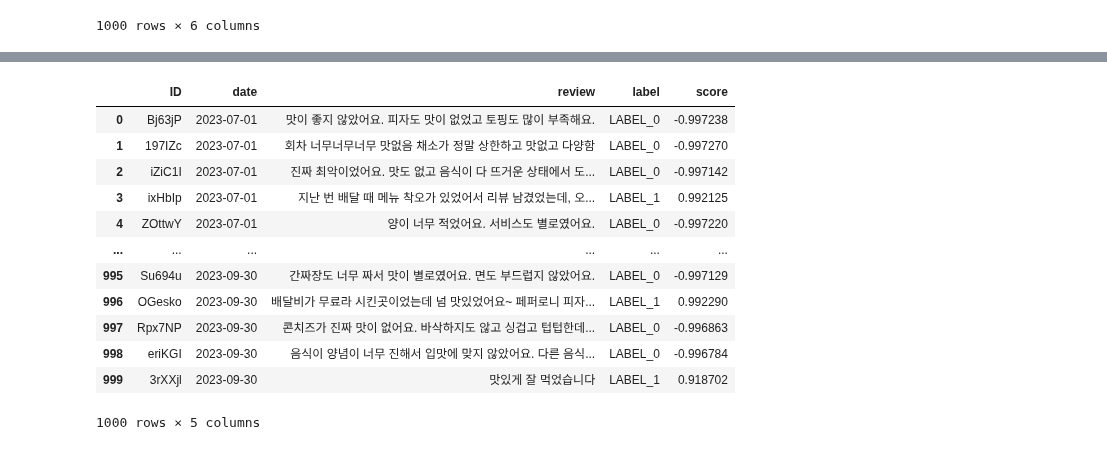
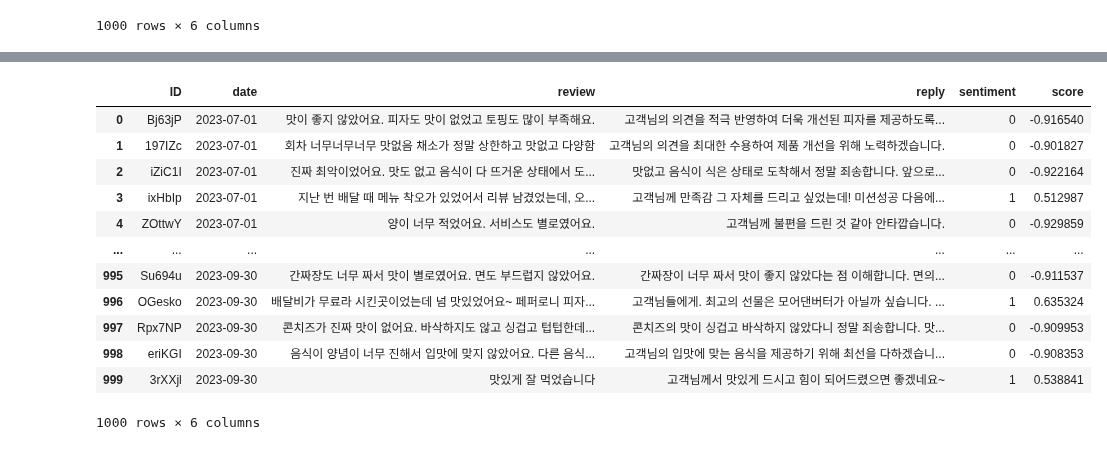
Before and after one commit to swoo-nam/BootCamp_project_final, a Jupyter notebook: 남상우_유예슬_임시데이터_전처리_ipynb의_사본.ipynb, the cells around one changed output, grey strips where cells are left out. Saved outputs shown, nothing was run; the diff lists cells and outputs as text; code cells hidden in the pictures.

```diff
--- a/남상우_유예슬_임시데이터_전처리_ipynb의_사본.ipynb
+++ b/남상우_유예슬_임시데이터_전처리_ipynb의_사본.ipynb
@@ -693,22 +650,25 @@ temp_df
 # %%
+temp_df = df.reset_index(drop=True)
+
 def change_score(df):
-    if df['label'] == 'LABEL_0':
+    if df['sentiment'] == 0:
         return -df['score']
-    return df['score']
+    else:
+        return df['score']
 
 temp_df['score'] = temp_df.apply(change_score, axis=1)
 temp_df
 # %% [output]
-|  | ID | date | review | label | score |
-| 0 | Bj63jP | 2023-07-01 | 맛이 좋지 않았어요. 피자도 맛이 없었고 토핑도 많이 부족해요. | LABEL_0 | -0.997238 |
-| 1 | 197IZc | 2023-07-01 | 회차 너무너무너무 맛없음 채소가 정말 상한하고 맛없고 다양함 | LABEL_0 | -0.997270 |
-| 2 | iZiC1I | 2023-07-01 | 진짜 최악이었어요. 맛도 없고 음식이 다 뜨거운 상태에서 도... | LABEL_0 | -0.997142 |
-| 3 | ixHbIp | 2023-07-01 | 지난 번 배달 때 메뉴 착오가 있었어서 리뷰 남겼었는데, 오... | LABEL_1 | 0.992125 |
-| 4 | ZOttwY | 2023-07-01 | 양이 너무 적었어요. 서비스도 별로였어요. | LABEL_0 | -0.997220 |
-| ... | ... | ... | ... | ... | ... |
-| 995 | Su694u | 2023-09-30 | 간짜장도 너무 짜서 맛이 별로였어요. 면도 부드럽지 않았어요. | LABEL_0 | -0.997129 |
-| 996 | OGesko | 2023-09-30 | 배달비가 무료라 시킨곳이었는데 넘 맛있었어요~ 페퍼로니 피자... | LABEL_1 | 0.992290 |
-| 997 | Rpx7NP | 2023-09-30 | 콘치즈가 진짜 맛이 없어요. 바삭하지도 않고 싱겁고 텁텁한데... | LABEL_0 | -0.996863 |
-| 998 | eriKGI | 2023-09-30 | 음식이 양념이 너무 진해서 입맛에 맞지 않았어요. 다른 음식... | LABEL_0 | -0.996784 |
-| 999 | 3rXXjl | 2023-09-30 | 맛있게 잘 먹었습니다 | LABEL_1 | 0.918702 |
+|  | ID | date | review | reply | sentiment | score |
+| 0 | Bj63jP | 2023-07-01 | 맛이 좋지 않았어요. 피자도 맛이 없었고 토핑도 많이 부족해요. | 고객님의 의견을 적극 반영하여 더욱 개선된 피자를 제공하도록... | 0 | -0.916540 |
+| 1 | 197IZc | 2023-07-01 | 회차 너무너무너무 맛없음 채소가 정말 상한하고 맛없고 다양함 | 고객님의 의견을 최대한 수용하여 제품 개선을 위해 노력하겠습니다. | 0 | -0.901827 |
+| 2 | iZiC1I | 2023-07-01 | 진짜 최악이었어요. 맛도 없고 음식이 다 뜨거운 상태에서 도... | 맛없고 음식이 식은 상태로 도착해서 정말 죄송합니다. 앞으로... | 0 | -0.922164 |
+| 3 | ixHbIp | 2023-07-01 | 지난 번 배달 때 메뉴 착오가 있었어서 리뷰 남겼었는데, 오... | 고객님께 만족감 그 자체를 드리고 싶었는데! 미션성공 다음에... | 1 | 0.512987 |
+| 4 | ZOttwY | 2023-07-01 | 양이 너무 적었어요. 서비스도 별로였어요. | 고객님께 불편을 드린 것 같아 안타깝습니다. | 0 | -0.929859 |
+| ... | ... | ... | ... | ... | ... | ... |
+| 995 | Su694u | 2023-09-30 | 간짜장도 너무 짜서 맛이 별로였어요. 면도 부드럽지 않았어요. | 간짜장이 너무 짜서 맛이 좋지 않았다는 점 이해합니다. 면의... | 0 | -0.911537 |
+| 996 | OGesko | 2023-09-30 | 배달비가 무료라 시킨곳이었는데 넘 맛있었어요~ 페퍼로니 피자... | 고객님들에게. 최고의 선물은 모어댄버터가 아닐까 싶습니다. ... | 1 | 0.635324 |
+| 997 | Rpx7NP | 2023-09-30 | 콘치즈가 진짜 맛이 없어요. 바삭하지도 않고 싱겁고 텁텁한데... | 콘치즈의 맛이 싱겁고 바삭하지 않았다니 정말 죄송합니다. 맛... | 0 | -0.909953 |
+| 998 | eriKGI | 2023-09-30 | 음식이 양념이 너무 진해서 입맛에 맞지 않았어요. 다른 음식... | 고객님의 입맛에 맞는 음식을 제공하기 위해 최선을 다하겠습니... | 0 | -0.908353 |
+| 999 | 3rXXjl | 2023-09-30 | 맛있게 잘 먹었습니다 | 고객님께서 맛있게 드시고 힘이 되어드렸으면 좋겠네요~ | 1 | 0.538841 |
-1000 rows × 5 columns
+1000 rows × 6 columns
```
Also changed, not shown: parts of 6 cells of this notebook.
